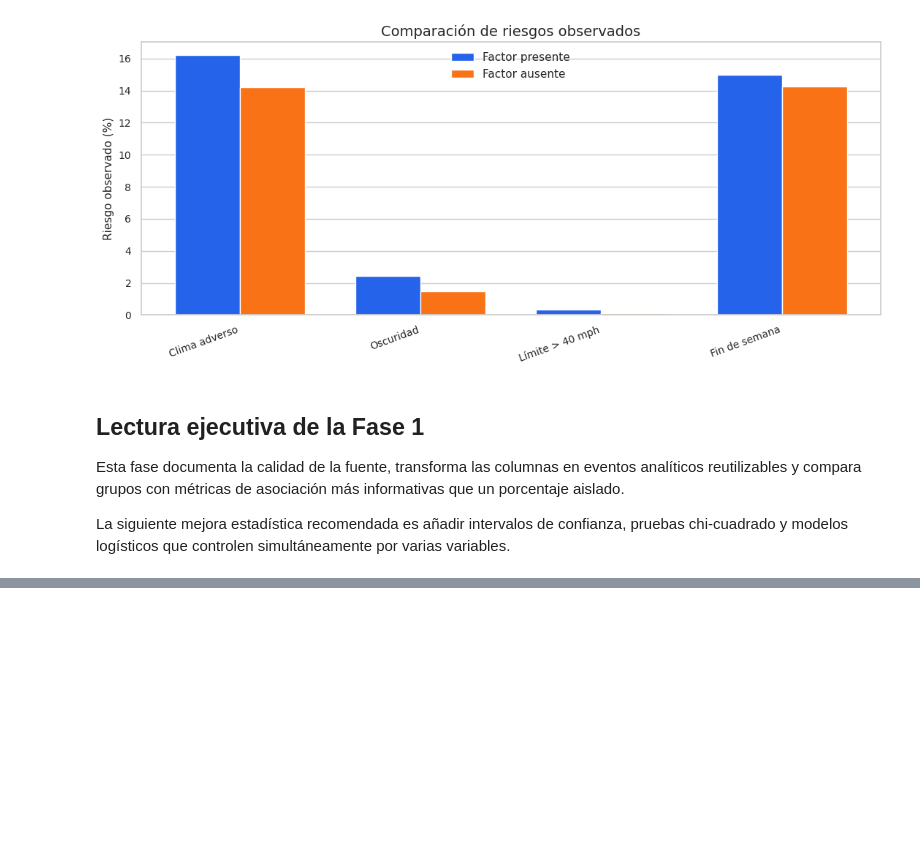
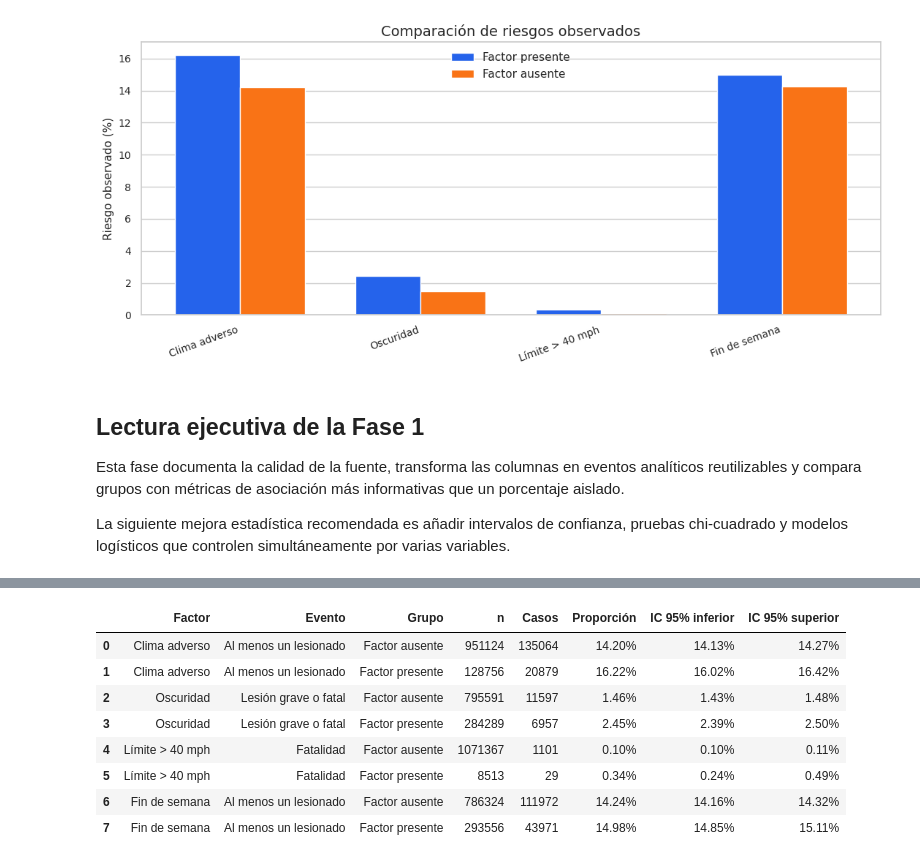
Before and after one commit to JaviiDrako/chicago-traffic-crashes-analytics-dashboard, a Jupyter notebook: chicago_traffic_crashes_analysis.ipynb, the cells around one changed output, grey strips where cells are left out. Drawn from its saved outputs; the diff is of its cells as text; code cells hidden in the pictures; blank space fills up the shorter version.

Commit message:
feat: add phase 2 inferential analysis

```diff
--- a/chicago_traffic_crashes_analysis.ipynb
+++ b/chicago_traffic_crashes_analysis.ipynb
@@ -1886,0 +1945,51 @@ La siguiente mejora estadística recomendada es añadir intervalos de confianza,
+# %%
+def wilson_interval(successes, total, confidence=0.95):
+    if total == 0:
+        return np.nan, np.nan
+    z = norm.ppf(1 - (1 - confidence) / 2)
+    proportion = successes / total
+    denominator = 1 + z**2 / total
+    center = (proportion + z**2 / (2 * total)) / denominator
+    margin = z * np.sqrt((proportion * (1 - proportion) / total) + z**2 / (4 * total**2)) / denominator
+    return center - margin, center + margin
+
+def confidence_table(data, factor, outcome, factor_label, outcome_label):
+    rows = []
+    for present, group_label in [(False, "Factor ausente"), (True, "Factor presente")]:
+        group = data[data[factor].fillna(False) == present]
+        successes = int(group[outcome].sum())
+        lower, upper = wilson_interval(successes, len(group))
+        rows.append({
+            "Factor": factor_label,
+            "Evento": outcome_label,
+            "Grupo": group_label,
+            "n": len(group),
+            "Casos": successes,
+            "Proporción": successes / len(group) if len(group) else np.nan,
+            "IC 95% inferior": lower,
+            "IC 95% superior": upper,
+        })
+    return rows
+
+confidence_results = pd.DataFrame(sum([
+    confidence_table(analysis, "is_bad_weather", "has_injury", "Clima adverso", "Al menos un lesionado"),
+    confidence_table(analysis, "is_dark", "is_severe", "Oscuridad", "Lesión grave o fatal"),
+    confidence_table(analysis, "high_speed", "is_fatal", "Límite > 40 mph", "Fatalidad"),
+    confidence_table(analysis, "is_weekend", "has_injury", "Fin de semana", "Al menos un lesionado"),
+], []))
+
+confidence_results.style.format({
+    "Proporción": "{:.2%}",
+    "IC 95% inferior": "{:.2%}",
+    "IC 95% superior": "{:.2%}",
+})
+# %% [output]
+|  | Factor | Evento | Grupo | n | Casos | Proporción | IC 95% inferior | IC 95% superior |
+| 0 | Clima adverso | Al menos un lesionado | Factor ausente | 951124 | 135064 | 14.20% | 14.13% | 14.27% |
+| 1 | Clima adverso | Al menos un lesionado | Factor presente | 128756 | 20879 | 16.22% | 16.02% | 16.42% |
+| 2 | Oscuridad | Lesión grave o fatal | Factor ausente | 795591 | 11597 | 1.46% | 1.43% | 1.48% |
+| 3 | Oscuridad | Lesión grave o fatal | Factor presente | 284289 | 6957 | 2.45% | 2.39% | 2.50% |
+| 4 | Límite > 40 mph | Fatalidad | Factor ausente | 1071367 | 1101 | 0.10% | 0.10% | 0.11% |
+| 5 | Límite > 40 mph | Fatalidad | Factor presente | 8513 | 29 | 0.34% | 0.24% | 0.49% |
+| 6 | Fin de semana | Al menos un lesionado | Factor ausente | 786324 | 111972 | 14.24% | 14.16% | 14.32% |
+| 7 | Fin de semana | Al menos un lesionado | Factor presente | 293556 | 43971 | 14.98% | 14.85% | 15.11% |
```
Also changed, not shown: parts of 12 cells of this notebook.
